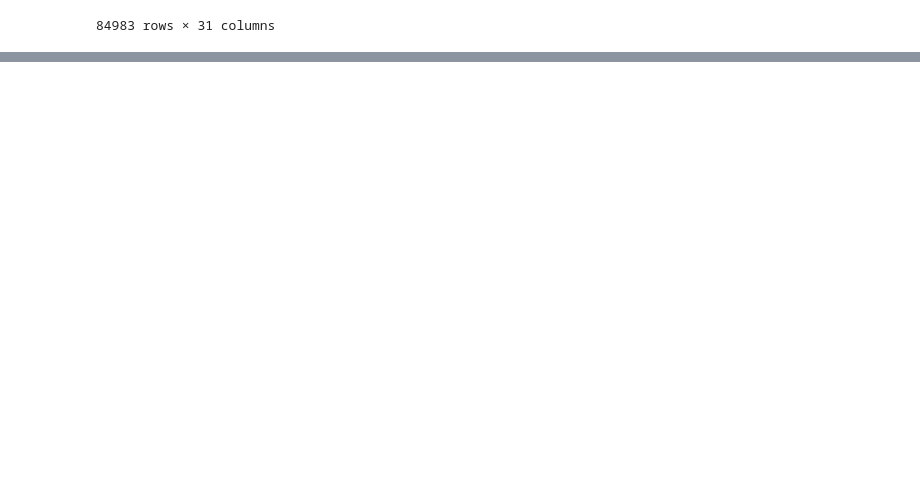
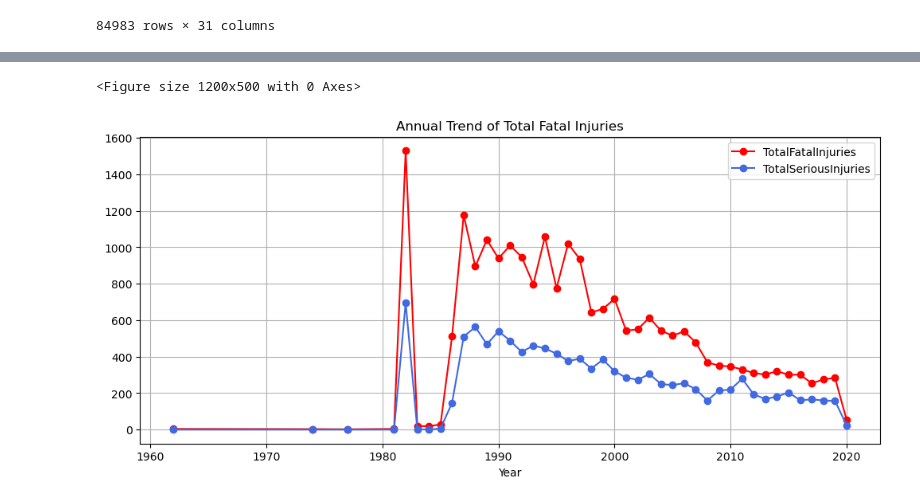
Before and after one commit to mophat524/Aviation, a Jupyter notebook: Aviation.ipynb, the cells around one changed output, grey strips where cells are left out. Saved outputs shown, nothing was run; the diff lists cells and outputs as text; code cells hidden in the pictures; blank space fills up the shorter version.

```diff
--- a/Aviation.ipynb
+++ b/Aviation.ipynb
@@ -512,0 +439,13 @@ Index(['EventId', 'InvestigationType', 'AccidentNumber', 'EventDate',
+# %%
+#Yearly Fatality Trends
+df['Year'] = df['EventDate'].dt.year
+yearly_fatalities = df.groupby('Year')[['TotalFatalInjuries', 'TotalSeriousInjuries']].sum()
+
+plt.figure(figsize=(12, 5))
+yearly_fatalities.plot(kind='line', marker='o', color=['red', 'royalblue'],figsize=(12, 5))
+plt.title('Annual Trend of Total Fatal Injuries')
+plt.grid(True)
+plt.show()
+# %% [output]
+<Figure size 1200x500 with 0 Axes>
+[figure, added]
```
Also changed, not shown: parts of 85 cells of this notebook.
